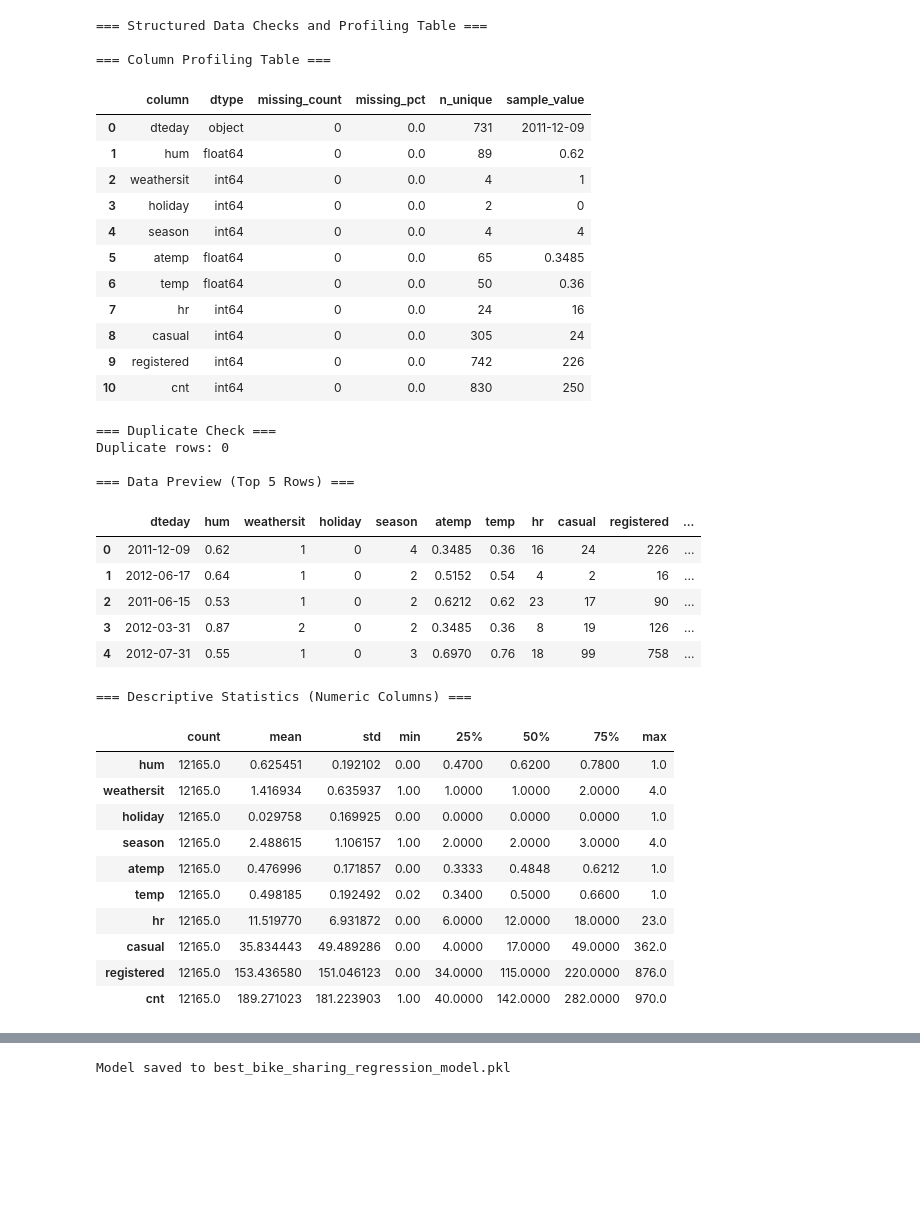
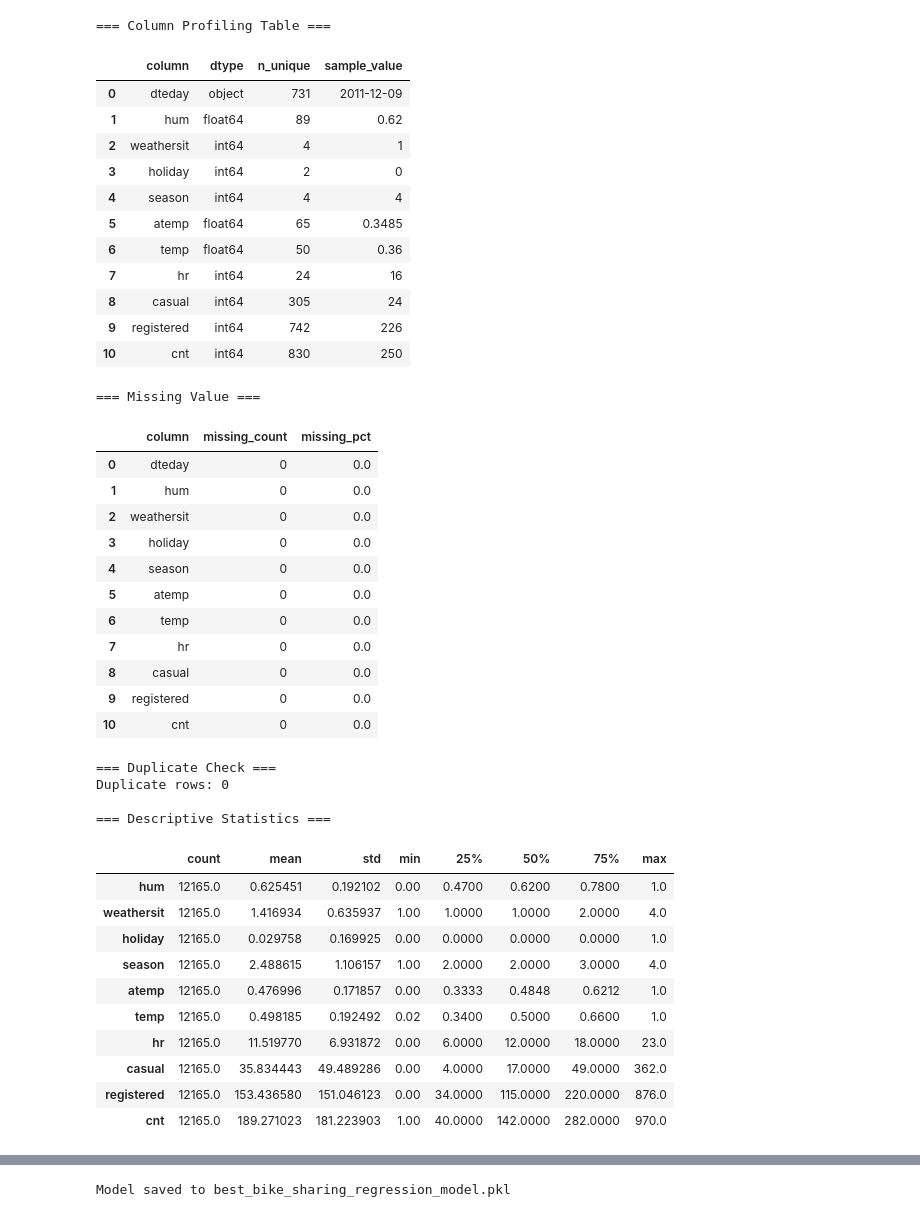
Before and after one commit to yoganino123/Exercise-Purwadhika-, a Jupyter notebook: Module 2/Capstone 2/CapstoneProject_Module2_Regretion.ipynb, the cells around one changed output, grey strips where cells are left out. Saved outputs shown, nothing was run; the diff lists cells and outputs as text; code cells hidden in the pictures; blank space fills up the shorter version.

```diff
--- a/Module 2/Capstone 2/CapstoneProject_Module2_Regretion.ipynb
+++ b/Module 2/Capstone 2/CapstoneProject_Module2_Regretion.ipynb
@@ -149,54 +130,58 @@ import pickle
 # %%
-
-print("\n=== Structured Data Checks and Profiling Table ===")
-
 summary_table = pd.DataFrame({
     'column': df.columns,
     'dtype': df.dtypes.astype(str).values,
-    'missing_count': df.isna().sum().values,
-    'missing_pct': (df.isna().mean() * 100).round(2).values,
     'n_unique': df.nunique(dropna=False).values,
     'sample_value': [df[col].dropna().iloc[0] if df[col].notna().any() else np.nan for col in df.columns]
 })
 
 print("\n=== Column Profiling Table ===")
 display(summary_table)
 
+print("\n=== Missing Value ===")
+missing_check = pd.DataFrame({
+    'column': df.columns,
+    'missing_count': df.isna().sum().values,
+    'missing_pct': (df.isna().mean() * 100).round(2).values
+})
+display(missing_check)
+
 print("\n=== Duplicate Check ===")
 print("Duplicate rows:", df.duplicated().sum())
 
-print("\n=== Data Preview (Top 5 Rows) ===")
-display(df.head())
-
-print("\n=== Descriptive Statistics (Numeric Columns) ===")
+print("\n=== Descriptive Statistics ===")
 display(df.describe().T)
 # %% [output]
-=== Structured Data Checks and Profiling Table ===
-
 === Column Profiling Table ===
-|  | column | dtype | missing_count | missing_pct | n_unique | sample_value |
-| 0 | dteday | object | 0 | 0.0 | 731 | 2011-12-09 |
-| 1 | hum | float64 | 0 | 0.0 | 89 | 0.62 |
-| 2 | weathersit | int64 | 0 | 0.0 | 4 | 1 |
-| 3 | holiday | int64 | 0 | 0.0 | 2 | 0 |
-| 4 | season | int64 | 0 | 0.0 | 4 | 4 |
-| 5 | atemp | float64 | 0 | 0.0 | 65 | 0.3485 |
-| 6 | temp | float64 | 0 | 0.0 | 50 | 0.36 |
-| 7 | hr | int64 | 0 | 0.0 | 24 | 16 |
-| 8 | casual | int64 | 0 | 0.0 | 305 | 24 |
-| 9 | registered | int64 | 0 | 0.0 | 742 | 226 |
-| 10 | cnt | int64 | 0 | 0.0 | 830 | 250 |
+|  | column | dtype | n_unique | sample_value |
+| 0 | dteday | object | 731 | 2011-12-09 |
+| 1 | hum | float64 | 89 | 0.62 |
+| 2 | weathersit | int64 | 4 | 1 |
+| 3 | holiday | int64 | 2 | 0 |
+| 4 | season | int64 | 4 | 4 |
+| 5 | atemp | float64 | 65 | 0.3485 |
+| 6 | temp | float64 | 50 | 0.36 |
+| 7 | hr | int64 | 24 | 16 |
+| 8 | casual | int64 | 305 | 24 |
+| 9 | registered | int64 | 742 | 226 |
+| 10 | cnt | int64 | 830 | 250 |
-=== Duplicate Check ===
-Duplicate rows: 0
-
-=== Data Preview (Top 5 Rows) ===
+=== Missing Value ===
-|  | dteday | hum | weathersit | holiday | season | atemp | temp | hr | casual | registered | ... |
-| 0 | 2011-12-09 | 0.62 | 1 | 0 | 4 | 0.3485 | 0.36 | 16 | 24 | 226 | ... |
-| 1 | 2012-06-17 | 0.64 | 1 | 0 | 2 | 0.5152 | 0.54 | 4 | 2 | 16 | ... |
-| 2 | 2011-06-15 | 0.53 | 1 | 0 | 2 | 0.6212 | 0.62 | 23 | 17 | 90 | ... |
-| 3 | 2012-03-31 | 0.87 | 2 | 0 | 2 | 0.3485 | 0.36 | 8 | 19 | 126 | ... |
-| 4 | 2012-07-31 | 0.55 | 1 | 0 | 3 | 0.6970 | 0.76 | 18 | 99 | 758 | ... |
+|  | column | missing_count | missing_pct |
+| 0 | dteday | 0 | 0.0 |
+| 1 | hum | 0 | 0.0 |
+| 2 | weathersit | 0 | 0.0 |
+| 3 | holiday | 0 | 0.0 |
+| 4 | season | 0 | 0.0 |
+| 5 | atemp | 0 | 0.0 |
+| 6 | temp | 0 | 0.0 |
+| 7 | hr | 0 | 0.0 |
+| 8 | casual | 0 | 0.0 |
+| 9 | registered | 0 | 0.0 |
+| 10 | cnt | 0 | 0.0 |
-=== Descriptive Statistics (Numeric Columns) ===
+=== Duplicate Check ===
+Duplicate rows: 0
+
+=== Descriptive Statistics ===
 |  | count | mean | std | min | 25% | 50% | 75% | max |
 | hum | 12165.0 | 0.625451 | 0.192102 | 0.00 | 0.4700 | 0.6200 | 0.7800 | 1.0 |
 | weathersit | 12165.0 | 1.416934 | 0.635937 | 1.00 | 1.0000 | 1.0000 | 2.0000 | 4.0 |
```
Also changed, not shown: parts of 35 cells of this notebook.
